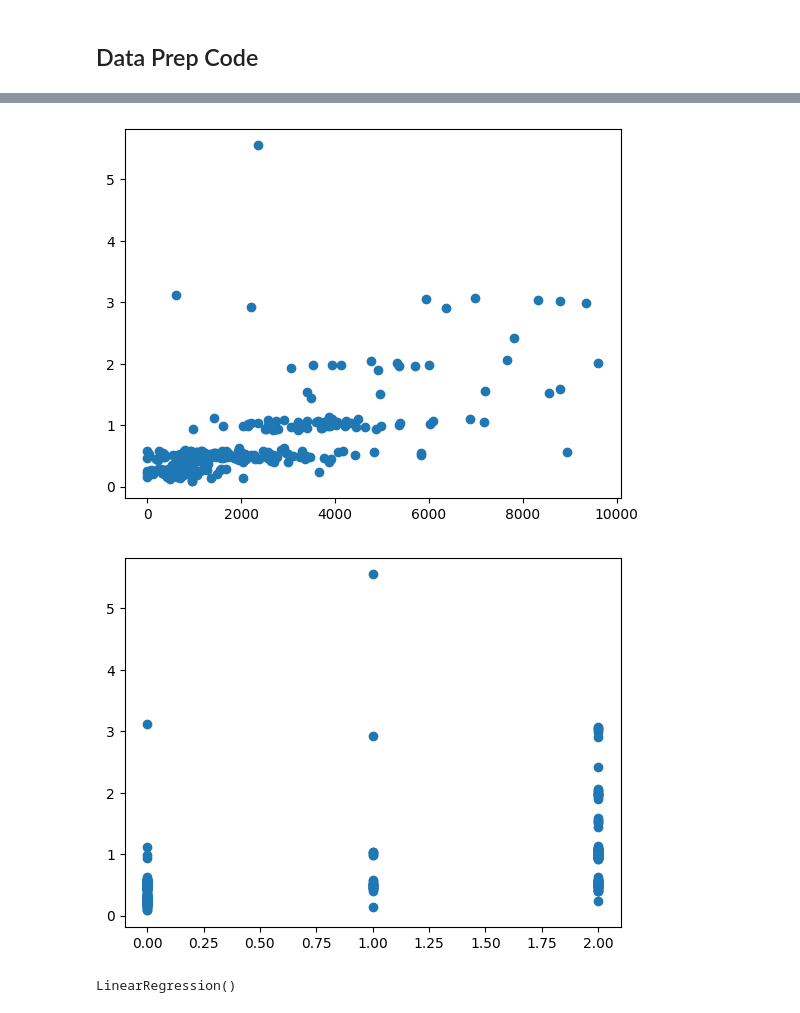
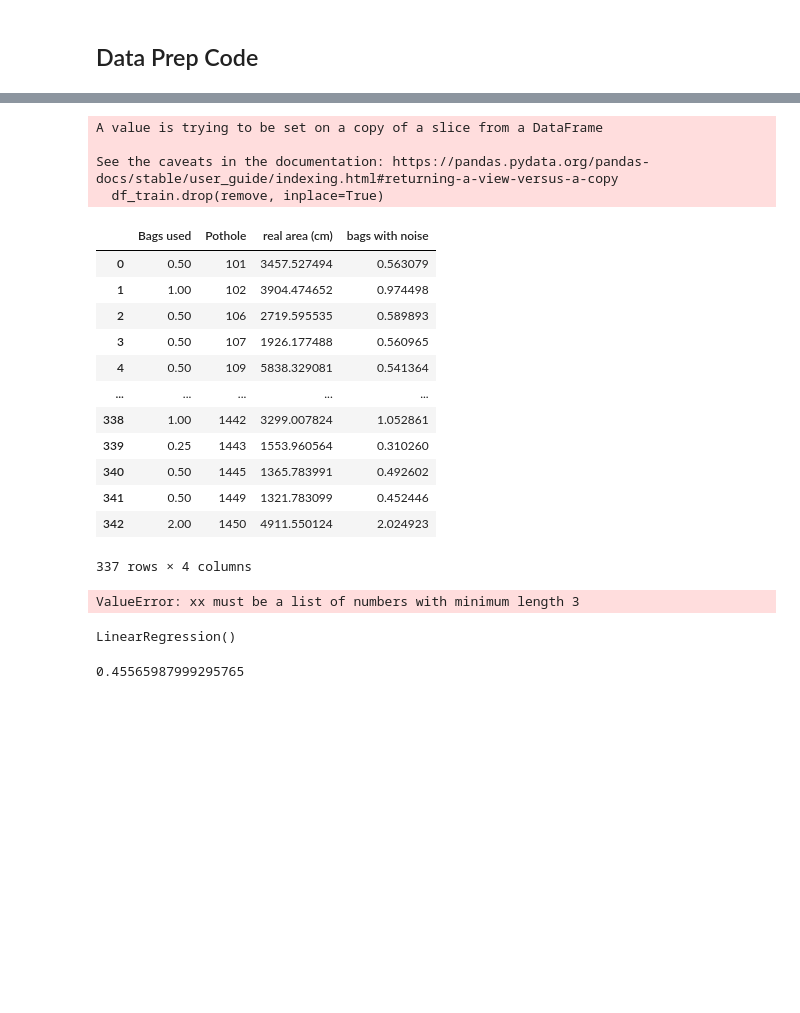
Before and after one commit to de-longhi/Patch-Perfect-Using-AI-to-Fix-Roads, a Jupyter notebook: Patch_Perfect.ipynb, the cells around one changed output, grey strips where cells are left out. Drawn from its saved outputs; the diff is of its cells as text; code cells hidden in the pictures; blank space fills up the shorter version.

Commit message:
Submitted with score of 0.23

```diff
--- a/Patch_Perfect.ipynb
+++ b/Patch_Perfect.ipynb
@@ -693,24 +692,47 @@ df_train
 # %%
 remove = np.where((df_train["real area (cm)"] > 12000))[0]
 
 mean = 0
 std_dev = 0.05
 df_train.drop(remove, inplace=True)
 df_train = df_train.dropna()
 noise = np.random.normal(mean, std_dev, size=df_train.shape[0])
 df_train["bags with noise"] = df_train["Bags used "] + noise
 plt.scatter(x = df_train["real area (cm)"], y = df_train["bags with noise"])
 plt.show()
 #df_train["real area (cm)"].value_counts()
 X_log = np.sqrt(df_train["real area (cm)"])
 X_power = df_train["real area (cm)"] ** 0.3
 y_log = np.log(df_train["Bags used "])
 
 #X_binned = pd.cut(np.array(df_train["real area (cm)"]).flatten(), bins=[0, 1900, 2500, np.inf], labels=[0, 1, 2])
 
-
-plt.scatter(x = X_binned, y = df_train["Bags used "] + noise)
-plt.show()
+df_train
+# plt.scatter(x = X_binned, y = df_train["Bags used "] + noise)
+# plt.show()
 # %% [output]
-[figure, removed]
-[figure, removed]
+A value is trying to be set on a copy of a slice from a DataFrame
+
+See the caveats in the documentation: https://pandas.pydata.org/pandas-docs/stable/user_guide/indexing.html#returning-a-view-versus-a-copy
+  df_train.drop(remove, inplace=True)
+|  | Bags used | Pothole | real area (cm) | bags with noise |
+| 0 | 0.50 | 101 | 3457.527494 | 0.563079 |
+| 1 | 1.00 | 102 | 3904.474652 | 0.974498 |
+| 2 | 0.50 | 106 | 2719.595535 | 0.589893 |
+| 3 | 0.50 | 107 | 1926.177488 | 0.560965 |
+| 4 | 0.50 | 109 | 5838.329081 | 0.541364 |
+| ... | ... | ... | ... | ... |
+| 338 | 1.00 | 1442 | 3299.007824 | 1.052861 |
+| 339 | 0.25 | 1443 | 1553.960564 | 0.310260 |
+| 340 | 0.50 | 1445 | 1365.783991 | 0.492602 |
+| 341 | 0.50 | 1449 | 1321.783099 | 0.452446 |
+| 342 | 2.00 | 1450 | 4911.550124 | 2.024923 |
+337 rows × 4 columns
+# %%
+import piecewise_regression
+X_train = np.array(df_train[["distance", "Result"]]).reshape(1, -1)
+y =  np.array(df_train["Bags used "]).reshape(1, -1)
+three_fit = piecewise_regression.Fit(X_train,y, n_breakpoints=3)
+three_fit.summary()
+# %% [output]
+ValueError: xx must be a list of numbers with minimum length 3
@@ -723,2 +749,6 @@ linear_model.fit(X, y)
 # %% [output]
 LinearRegression()
+# %%
+linear_model.score(df_train[['distance', "area per pixel"]], df_train["Bags used "])
+# %% [output]
+0.45565987999295765
```
Also changed, not shown: parts of 22 cells of this notebook, 6 other files.
